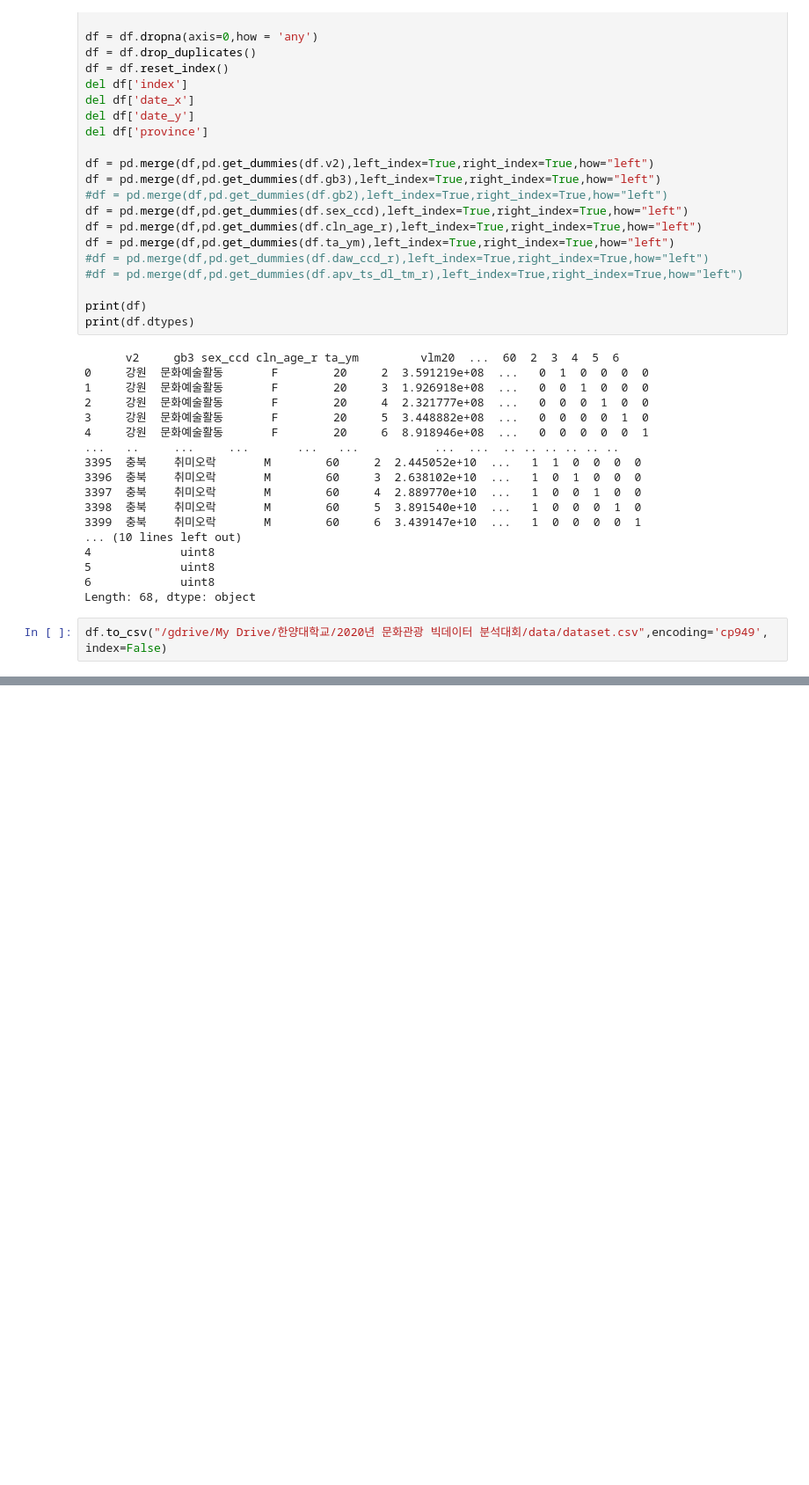
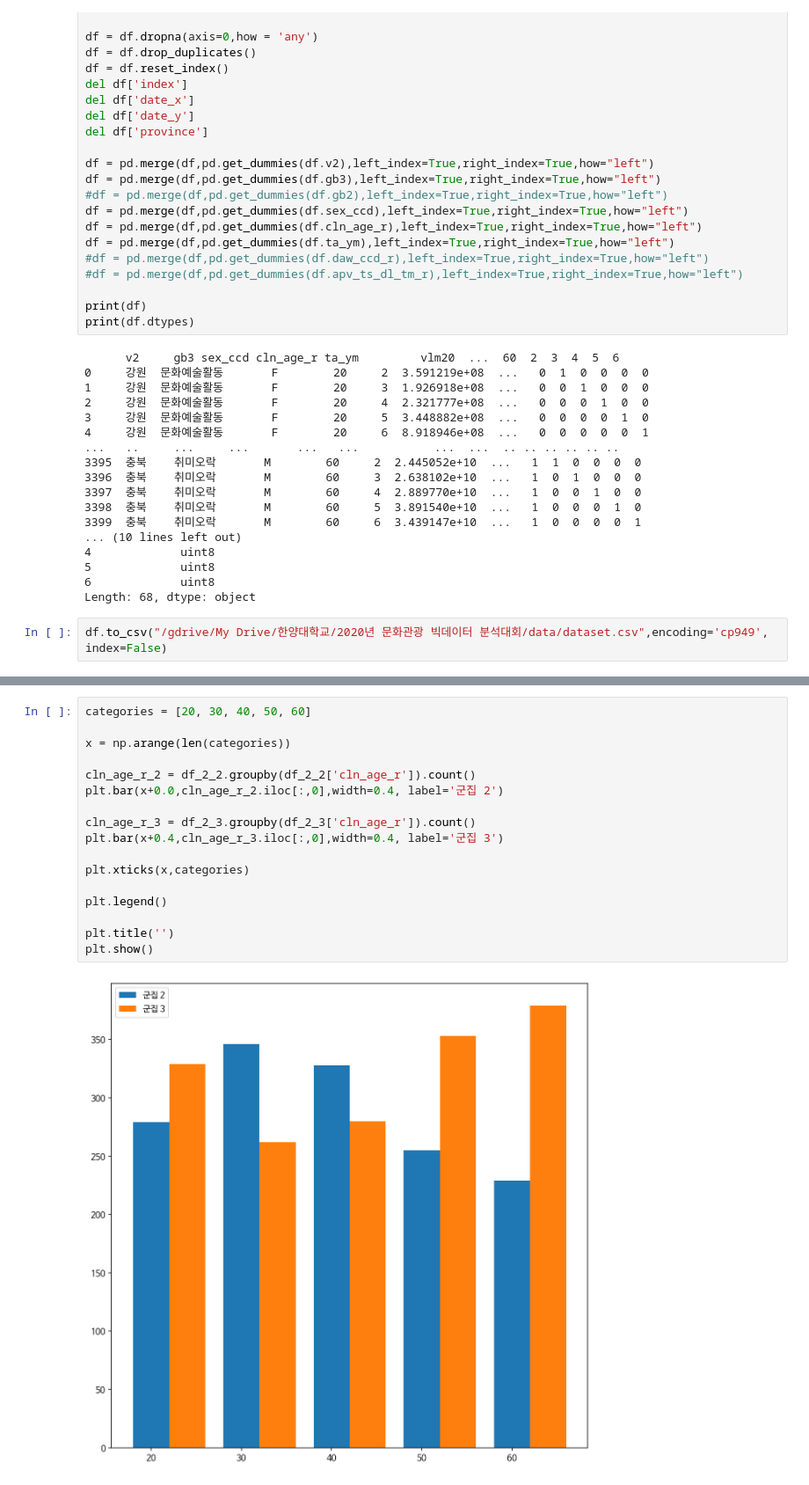
Before and after one commit to skaurl/tourbigdata, a Jupyter notebook: 데이터_전처리.ipynb, the cells around one changed output, grey strips where cells are left out. Shown: that part at 88% size. Cells and saved outputs as stored; diff of their text form; blank space fills up the shorter version.

```diff
--- a/데이터_전처리.ipynb
+++ b/데이터_전처리.ipynb
@@ -526,0 +673,19 @@ df.to_csv("/gdrive/My Drive/한양대학교/2020년 문화관광 빅데이터
+# %%
+categories = [20, 30, 40, 50, 60]
+
+x = np.arange(len(categories))
+
+cln_age_r_2 = df_2_2.groupby(df_2_2['cln_age_r']).count()
+plt.bar(x+0.0,cln_age_r_2.iloc[:,0],width=0.4, label='군집 2')
+
+cln_age_r_3 = df_2_3.groupby(df_2_3['cln_age_r']).count()
+plt.bar(x+0.4,cln_age_r_3.iloc[:,0],width=0.4, label='군집 3')
+
+plt.xticks(x,categories)
+
+plt.legend()
+
+plt.title('')
+plt.show()
+# %% [output]
+[figure, added]
```
Also changed, not shown: parts of 8 cells of this notebook.
